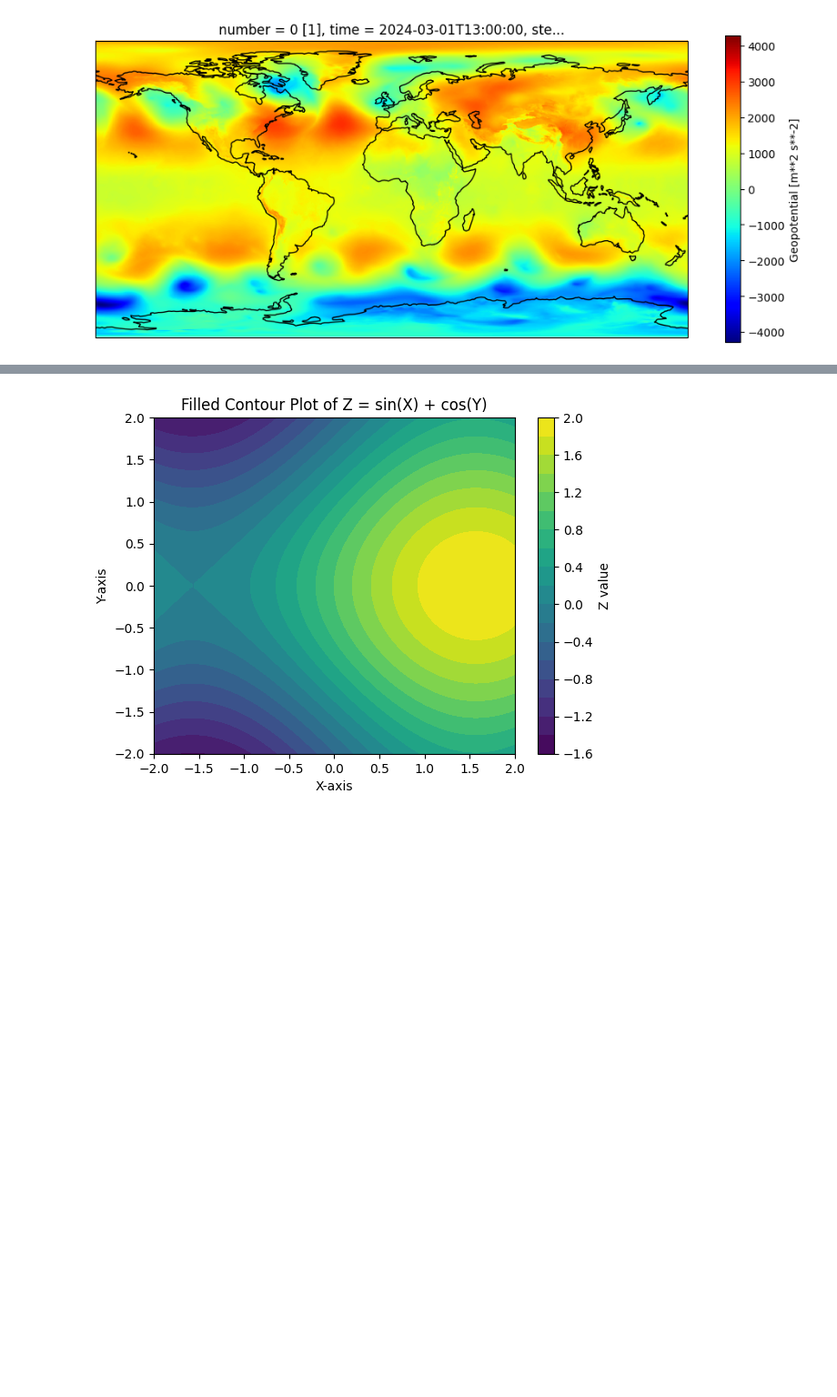
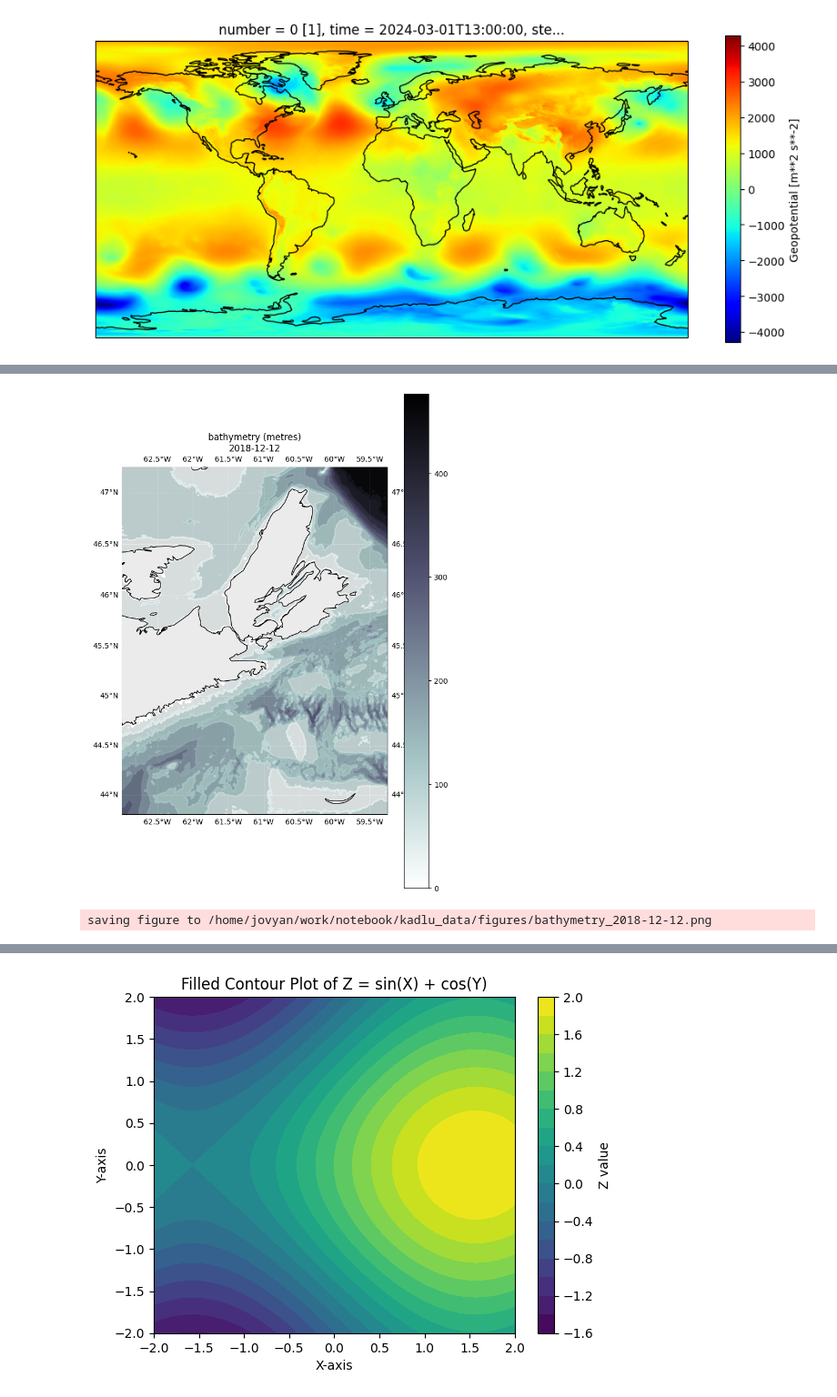
Before and after one commit to jacobthompson101/novascotia-wind-grid, a Jupyter notebook: notebook/kadlu.ipynb, the cells around one changed output, grey strips where cells are left out. Shown at 91% size. Saved outputs shown, nothing was run; the diff lists cells and outputs as text; code cells hidden in the pictures; blank space fills up the shorter version.

```diff
--- a/notebook/kadlu.ipynb
+++ b/notebook/kadlu.ipynb
@@ -358,3 +344,19 @@ GEBCO bathymetry: logged 0 values in region 46.00°N,48.00°N;60.00°W58.00°W
+# %%
+# figure boundaries to pass as arguments to the plot function
+kwargs = dict(
+        south=43.8, west=-63,
+        north=47.25, east=-59.25,
+        bottom=200, top=0,
+        start=datetime(2018, 12, 12), end=datetime(2018, 12, 13)
+)
+# %%
+plot2D(var='bathymetry', source='gebco', wide=8, tall=12, **kwargs)
+# %% [output]
+[figure, added]
+# %%
+plot2D(var='bathymetry', source='gebco', save=True, wide=8, tall=10, **kwargs)
+# %% [output]
+saving figure to /home/jovyan/work/notebook/kadlu_data/figures/bathymetry_2018-12-12.png
 # %%
 # figure boundaries to pass as arguments to the plot function
 #kwargs = dict(
```
Also changed, not shown: parts of 23 cells of this notebook.
